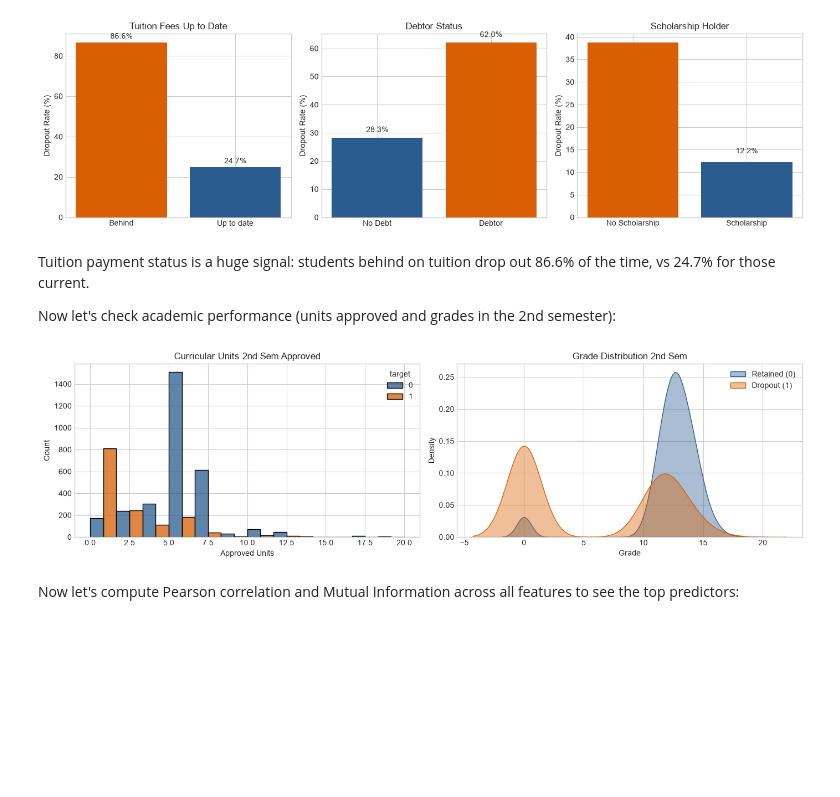
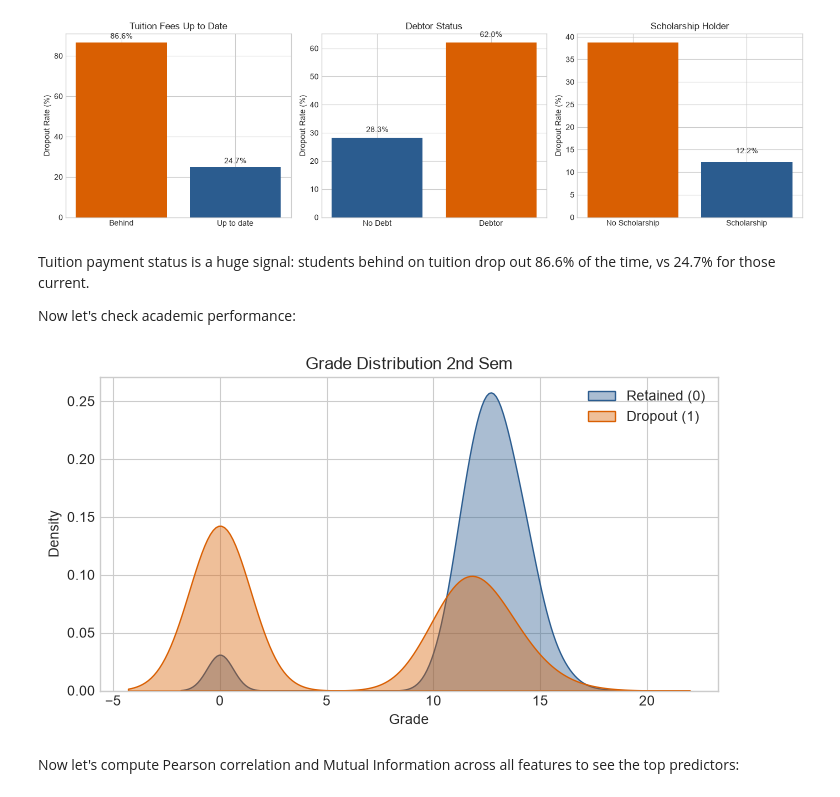
Before and after one commit to ROKOLYT/Student-Dropout-Prediction, a Jupyter notebook: project.ipynb, the cells around one changed output. Cells and saved outputs as stored; diff of their text form; code cells hidden in the pictures; blank space fills up the shorter version.

```diff
--- a/project.ipynb
+++ b/project.ipynb
@@ -127,26 +203,21 @@ plt.show()
 # %% [markdown]
 Tuition payment status is a huge signal: students behind on tuition drop out 86.6% of the time, vs 24.7% for those current.
 
-Now let's check academic performance (units approved and grades in the 2nd semester):
+Now let's check academic performance:
 # %%
-fig, axes = plt.subplots(1, 2, figsize=(14, 4))
-
-# Units approved 2nd semester
-sns.histplot(data=df, x='curricular_units_2nd_sem_approved', hue='target', multiple='dodge', bins=12, ax=axes[0], palette=['#2b5c8f', '#d95f02'])
-axes[0].set_title('Curricular Units 2nd Sem Approved')
-axes[0].set_xlabel('Approved Units')
+fig, axes = plt.subplots(figsize=(7, 4))
 
 # Grades 2nd semester
-sns.kdeplot(data=df[df['target']==0]['curricular_units_2nd_sem_grade'], ax=axes[1], label='Retained (0)', fill=True, color='#2b5c8f', alpha=0.4)
-sns.kdeplot(data=df[df['target']==1]['curricular_units_2nd_sem_grade'], ax=axes[1], label='Dropout (1)', fill=True, color='#d95f02', alpha=0.4)
-axes[1].set_title('Grade Distribution 2nd Sem')
-axes[1].set_xlabel('Grade')
-axes[1].legend()
+sns.kdeplot(data=df[df['target']==0]['curricular_units_2nd_sem_grade'], label='Retained (0)', fill=True, color='#2b5c8f', alpha=0.4)
+sns.kdeplot(data=df[df['target']==1]['curricular_units_2nd_sem_grade'], label='Dropout (1)', fill=True, color='#d95f02', alpha=0.4)
+axes.set_title('Grade Distribution 2nd Sem')
+axes.set_xlabel('Grade')
+axes.legend()
 
 plt.tight_layout()
 plt.show()
 # %% [output]
-[figure, old version]
+[figure, new version]
 # %% [markdown]
 Now let's compute Pearson correlation and Mutual Information across all features to see the top predictors:
 # %%
```
Also changed, not shown: parts of 19 cells of this notebook, 2 other files.
